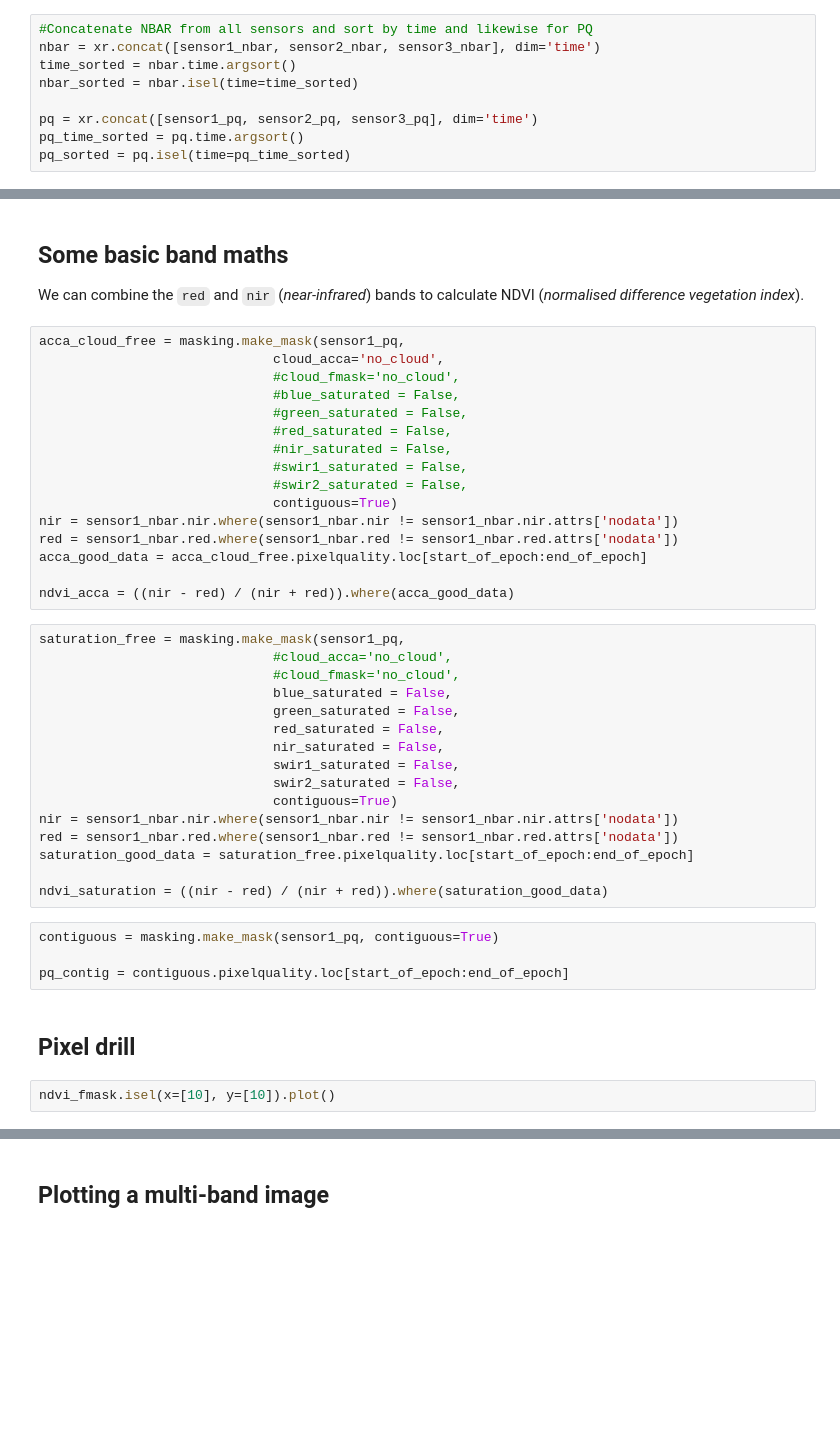
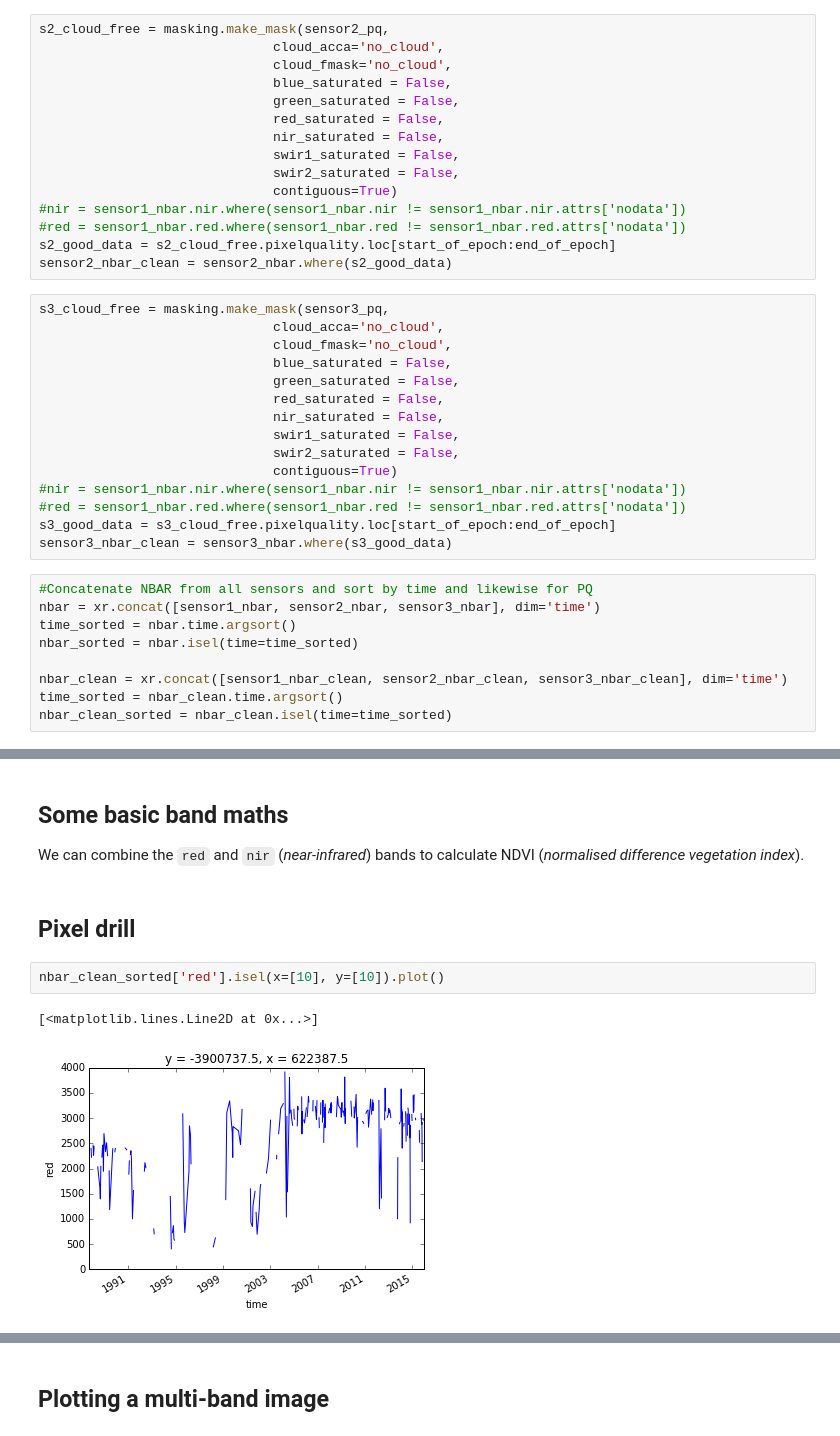
Before and after one commit to llymburn/JupyterNotebooks, a Jupyter notebook: Datacube_multi-sensors-fulldepth-time.ipynb, the cells around one changed output, grey strips where cells are left out. Drawn from its saved outputs; the diff is of its cells as text; blank space fills up the shorter version.

Commit message:
now with multiple sensors

```diff
--- a/Datacube_multi-sensors-fulldepth-time.ipynb
+++ b/Datacube_multi-sensors-fulldepth-time.ipynb
@@ -132,9 +143,39 @@ print len (sensor3_pq.time)
+# %%
+s2_cloud_free = masking.make_mask(sensor2_pq,
+                              cloud_acca='no_cloud',
+                              cloud_fmask='no_cloud',
+                              blue_saturated = False,
+                              green_saturated = False,
+                              red_saturated = False,
+                              nir_saturated = False,
+                              swir1_saturated = False,
+                              swir2_saturated = False,
+                              contiguous=True)
+#nir = sensor1_nbar.nir.where(sensor1_nbar.nir != sensor1_nbar.nir.attrs['nodata'])
+#red = sensor1_nbar.red.where(sensor1_nbar.red != sensor1_nbar.red.attrs['nodata'])
+s2_good_data = s2_cloud_free.pixelquality.loc[start_of_epoch:end_of_epoch]
+sensor2_nbar_clean = sensor2_nbar.where(s2_good_data)
+# %%
+s3_cloud_free = masking.make_mask(sensor3_pq,
+                              cloud_acca='no_cloud',
+                              cloud_fmask='no_cloud',
+                              blue_saturated = False,
+                              green_saturated = False,
+                              red_saturated = False,
+                              nir_saturated = False,
+                              swir1_saturated = False,
+                              swir2_saturated = False,
+                              contiguous=True)
+#nir = sensor1_nbar.nir.where(sensor1_nbar.nir != sensor1_nbar.nir.attrs['nodata'])
+#red = sensor1_nbar.red.where(sensor1_nbar.red != sensor1_nbar.red.attrs['nodata'])
+s3_good_data = s3_cloud_free.pixelquality.loc[start_of_epoch:end_of_epoch]
+sensor3_nbar_clean = sensor3_nbar.where(s3_good_data)
 # %%
 #Concatenate NBAR from all sensors and sort by time and likewise for PQ
 nbar = xr.concat([sensor1_nbar, sensor2_nbar, sensor3_nbar], dim='time')
 time_sorted = nbar.time.argsort()
 nbar_sorted = nbar.isel(time=time_sorted)
 
-pq = xr.concat([sensor1_pq, sensor2_pq, sensor3_pq], dim='time')
-pq_time_sorted = pq.time.argsort()
-pq_sorted = pq.isel(time=pq_time_sorted)
+nbar_clean = xr.concat([sensor1_nbar_clean, sensor2_nbar_clean, sensor3_nbar_clean], dim='time')
+time_sorted = nbar_clean.time.argsort()
+nbar_clean_sorted = nbar_clean.isel(time=time_sorted)
@@ -255,43 +206,10 @@ Now that bad values are no longer represented as `-9999`, the data fits on a muc
 # %% [markdown]
 ## Some basic band maths
 We can combine the `red` and `nir` (_near-infrared_) bands to calculate NDVI (_normalised difference vegetation index_).
-# %%
-acca_cloud_free = masking.make_mask(sensor1_pq,
-                              cloud_acca='no_cloud',
-                              #cloud_fmask='no_cloud',
-                              #blue_saturated = False,
-                              #green_saturated = False,
-                              #red_saturated = False,
-                              #nir_saturated = False,
-                              #swir1_saturated = False,
-                              #swir2_saturated = False,
-                              contiguous=True)
-nir = sensor1_nbar.nir.where(sensor1_nbar.nir != sensor1_nbar.nir.attrs['nodata'])
-red = sensor1_nbar.red.where(sensor1_nbar.red != sensor1_nbar.red.attrs['nodata'])
-acca_good_data = acca_cloud_free.pixelquality.loc[start_of_epoch:end_of_epoch]
-
-ndvi_acca = ((nir - red) / (nir + red)).where(acca_good_data)
-# %%
-saturation_free = masking.make_mask(sensor1_pq,
-                              #cloud_acca='no_cloud',
-                              #cloud_fmask='no_cloud',
-                              blue_saturated = False,
-                              green_saturated = False,
-                              red_saturated = False,
-                              nir_saturated = False,
-                              swir1_saturated = False,
-                              swir2_saturated = False,
-                              contiguous=True)
-nir = sensor1_nbar.nir.where(sensor1_nbar.nir != sensor1_nbar.nir.attrs['nodata'])
-red = sensor1_nbar.red.where(sensor1_nbar.red != sensor1_nbar.red.attrs['nodata'])
-saturation_good_data = saturation_free.pixelquality.loc[start_of_epoch:end_of_epoch]
-
-ndvi_saturation = ((nir - red) / (nir + red)).where(saturation_good_data)
-# %%
-contiguous = masking.make_mask(sensor1_pq, contiguous=True)
-
-pq_contig = contiguous.pixelquality.loc[start_of_epoch:end_of_epoch]
 # %% [markdown]
 ## Pixel drill
 # %%
-ndvi_fmask.isel(x=[10], y=[10]).plot()
+nbar_clean_sorted['red'].isel(x=[10], y=[10]).plot()
+# %% [output]
+[<matplotlib.lines.Line2D at 0x...>]
+[figure, added]
```
Also changed, not shown: parts of 26 cells of this notebook.
